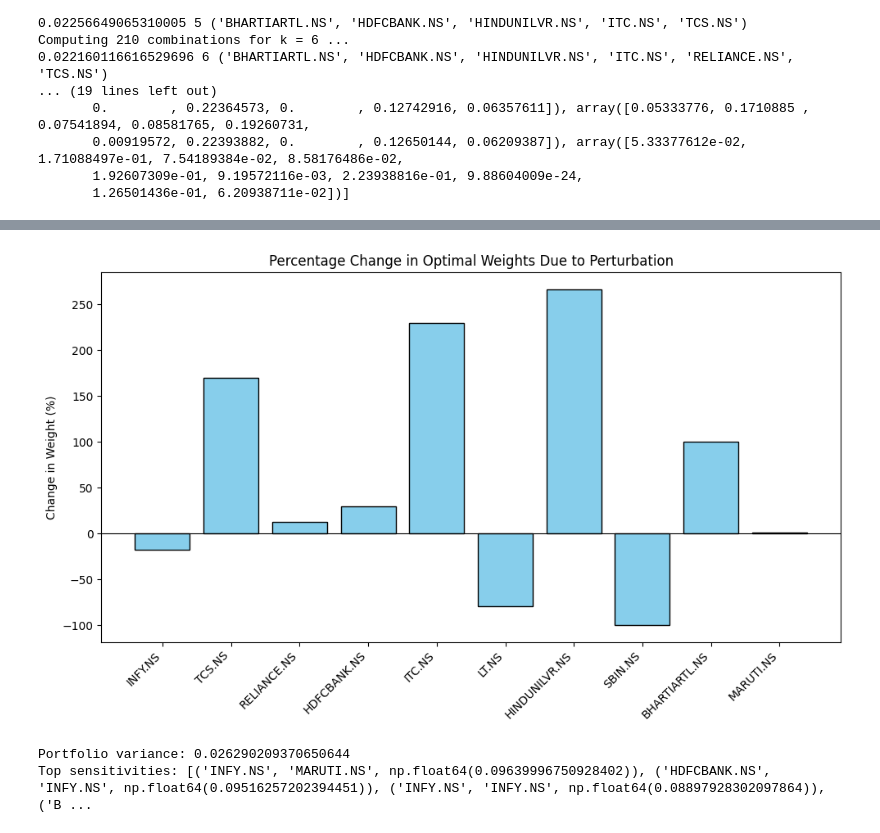
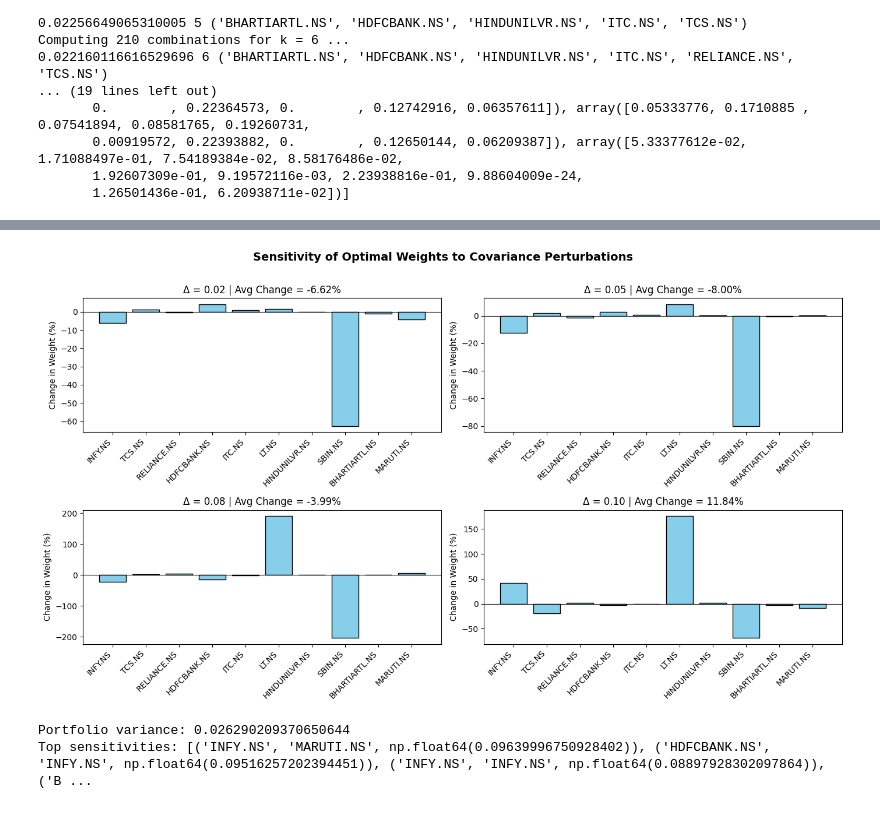
Before and after one commit to manishseervi-iisc/faa_project, a Jupyter notebook: Downloads/FAA/Ass2.ipynb, the cells around one changed output, grey strips where cells are left out. Drawn from its saved outputs; the diff is of its cells as text; code cells hidden in the pictures.

```diff
--- a/Downloads/FAA/Ass2.ipynb
+++ b/Downloads/FAA/Ass2.ipynb
@@ -324,7 +324,9 @@ import math
 # Sharpe Ratios
 # For in-sample period, average risk free rate (India) was approximately 7.2%
 # For out-sample period, average risk free rate (India) was approximately 6.7%
-
+in_sample_sharpe = []
 for k in range(1,11):
-    print("In-sample) Sharpe ratio for", k, "stocks (at optimality) is", (optimal_returns[k-1][1] - 0.072)/math.sqrt(subset_vars[k-1]))
+    iss=(optimal_returns[k-1][1] - 0.072)/math.sqrt(subset_vars[k-1])
+    in_sample_sharpe.append(iss)
+    print("In-sample) Sharpe ratio for", k, "stocks (at optimality) is",  iss)
 # %% [output]
@@ -342,7 +344,9 @@ In-sample) Sharpe ratio for 10 stocks (at optimality) is 0.7135269859546998
 vals = []
 for k in range(1,11):
     vals.append(opt_wts[k-1].T @ cov_annual_out @ opt_wts[k-1])
-
+out_sample_sharpe=[]
 for j in range(1,11):
-    print("Out-sample) Sharpe ratio for", j, "stocks (at optimality) is", (optimal_returns[j-1][1] - 0.067)/math.sqrt(vals[j-1]))
+    oss=(optimal_returns[j-1][1] - 0.067)/math.sqrt(vals[j-1])
+    out_sample_sharpe.append(oss)
+    print("Out-sample) Sharpe ratio for", j, "stocks (at optimality) is",oss )
 # %% [output]
@@ -508,54 +547,65 @@ Computing 210 combinations for k = 6 ...
 # %%
 #Same weights
 # %%
+import numpy as np
+import pandas as pd
+import matplotlib.pyplot as plt
+
 
 def perturb_offdiag(cov, delta):
-    cov = np.array(cov, dtype = float)
+    cov = np.array(cov, dtype=float)
     perturbed_cov = cov.copy()
     n = cov.shape[0]
     for i in range(n):
-        for j in range(i+1, n):
+        for j in range(i + 1, n):
             factor = 1 + np.random.uniform(-delta, delta)
             perturbed_cov[i, j] *= factor
             perturbed_cov[j, i] = perturbed_cov[i, j]
     return perturbed_cov
 
-cov_perturbed = pd.DataFrame(perturb_offdiag(cov_annual_out, 0.1), index = cov_annual_out.index, columns = cov_annual_out.columns)
-print(cov_perturbed)
-subset_vars_pert, opt_wts_pert = optimise(cov_perturbed, tickers)
 
-opt_wts_ = np.array(opt_wts[-1])
-opt_wts_pert = np.array(opt_wts_pert).flatten()
-print(opt_wts_.shape)
-print(opt_wts_pert.shape)
-valid = opt_wts_ != 0
+deltas = [0.02, 0.05, 0.08, 0.10]
 
-avg_change = np.mean((opt_wts_pert[valid] - opt_wts_[valid]) / opt_wts_[valid])
 
-print("Average percentage change in weights:", avg_change)
+results = []
 
-import matplotlib.pyplot as plt
-import numpy as np
 
-# --- Ensure both are numpy arrays ---
-opt_wts_ = np.array(opt_wts_).flatten()
-opt_wts_pert = np.array(opt_wts_pert).flatten()
+opt_wts_ = np.array(opt_wts[-1]).flatten()
+tickers_subset = tickers
+opt_wts_subset = opt_wts_[:len(tickers_subset)]
+perturbed_vars=[]
 
-# --- Select the corresponding subset of 10 tickers from the full portfolio ---
-# Assuming your perturbed optimization used these 10 tickers:
-tickers_subset = tickers  # ['INFY.NS', 'TCS.NS', ...] (10 total)
-opt_wts_subset = opt_wts_[:10]  # take first 10 weights if they correspond
 
-# --- Compute percentage change ---
-pct_change = 100 * (opt_wts_pert - opt_wts_subset) / np.where(opt_wts_subset != 0, opt_wts_subset, np.nan)
+plt.figure(figsize=(14, 8))
+for idx, delta in enumerate(deltas, 1):
+    # Perturb covariance matrix
+    cov_perturbed = pd.DataFrame(
+        perturb_offdiag(cov_annual_out, delta),
+        index=cov_annual_out.index,
+        columns=cov_annual_out.columns
+    )
 
-# --- Plot the bar chart ---
-plt.figure(figsize=(10, 6))
-plt.bar(tickers_subset, pct_change, color='skyblue', edgecolor='black')
-plt.axhline(0, color='black', linewidth=0.8)
-plt.title('Percentage Change in Optimal Weights Due to Perturbation')
-plt.ylabel('Change in Weight (%)')
-plt.xticks(rotation=45, ha='right')
-plt.tight_layout()
+
+    subset_vars_pert, opt_wts_pert = optimise(cov_perturbed, tickers)
+    opt_wts_pert = np.array(opt_wts_pert).flatten()
+    perturbed_vars.append(subset_vars_pert)
+    # Compute percentage change
+    pct_change = 100 * (opt_wts_pert - opt_wts_subset) / np.where(opt_wts_subset != 0, opt_wts_subset, np.nan)
+
+    # Average percentage change for reporting
+    valid = ~np.isnan(pct_change)
+    avg_change = np.nanmean(pct_change[valid])
+    results.append(avg_change)
+
+    # --- Plot bar chart for each delta ---
+    plt.subplot(2, 2, idx)
+    plt.bar(tickers_subset, pct_change, color='skyblue', edgecolor='black')
+    plt.axhline(0, color='black', linewidth=0.8)
+    plt.title(f'Δ = {delta:.2f} | Avg Change = {avg_change:.2f}%')
+    plt.ylabel('Change in Weight (%)')
+    plt.xticks(rotation=45, ha='right')
+
+plt.suptitle('Sensitivity of Optimal Weights to Covariance Perturbations', fontsize=14, fontweight='bold')
+plt.tight_layout(rect=[0, 0, 1, 0.97])
 plt.show()
 # %% [output]
@@ -579,4 +612,4 @@ Average percentage change in weights: 0.6104649008735222
-[figure, old version]
+[figure, new version]
 # %%
 #variance sensitivity
 # %%
```
Also changed, not shown: parts of 12 cells of this notebook.
